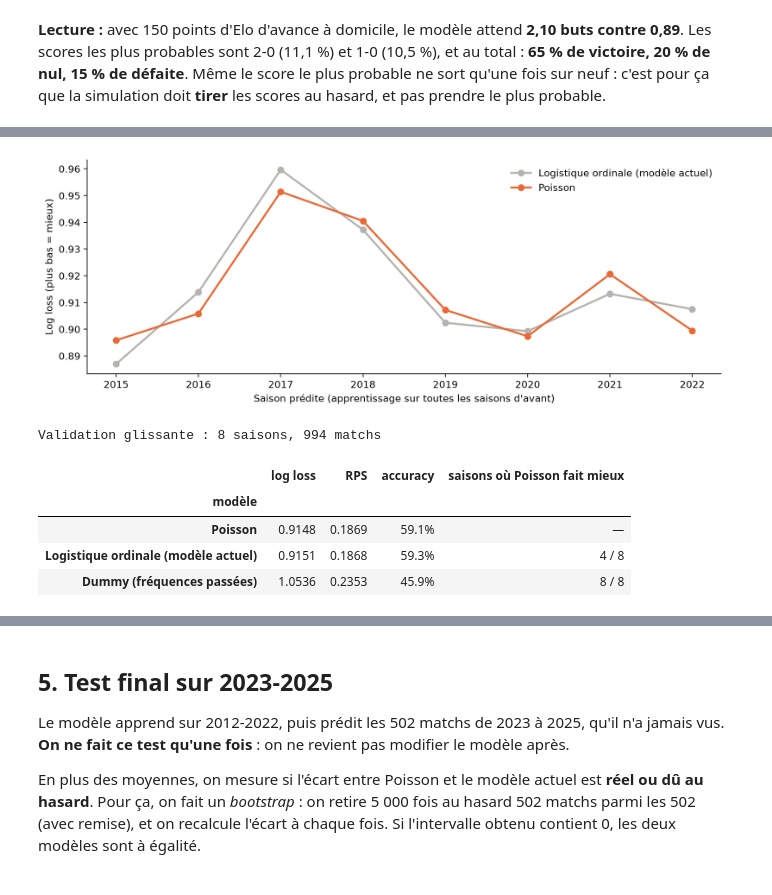
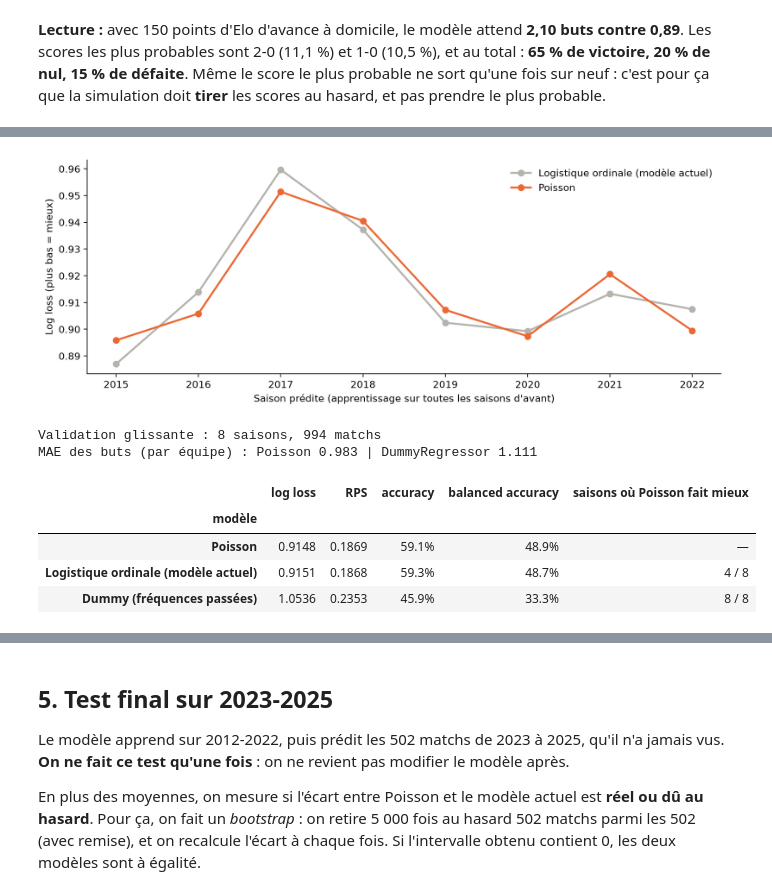
Before and after one commit to moussa197/CHAMPIONS-, a Jupyter notebook: analyse/MODEL_POISSON.ipynb, the cells around one changed output, grey strips where cells are left out. Saved outputs shown, nothing was run; the diff lists cells and outputs as text; code cells hidden in the pictures.

Commit message:
MODEL_POISSON v2 : Pipeline sklearn, métriques du prof (balanced accuracy, confusion, MAE), audit et limites

```diff
--- a/analyse/MODEL_POISSON.ipynb
+++ b/analyse/MODEL_POISSON.ipynb
@@ -205,14 +239,14 @@ def issues_depuis_scores(m):
                          'Victoire extérieur': m[:, ~DOM_GAGNE & ~NUL].sum(axis=1)})[ISSUES]
 
 def predire_poisson(masque_appr, masque_eval, variables=VARIABLES):
-    coefs = entrainer_poisson(g[masque_appr], variables).params
-    lam_dom, lam_ext = buts_attendus_matchs(coefs, g[masque_eval])
+    modele = entrainer_poisson(g[masque_appr], variables)
+    lam_dom, lam_ext = buts_attendus_matchs(modele, g[masque_eval], variables)
     m = matrices_scores(lam_dom, lam_ext)
     return issues_depuis_scores(m), lam_dom, lam_ext, m
 
 # Exemple : un match à domicile avec 150 points d'Elo d'avance
 exemple = pd.DataFrame({'ecart_elo_complet': [150.0], 'domicile': [1], 'nouveau_format': [0]})
-l_d, l_e = buts_attendus_matchs(ajustement.params, exemple)
+l_d, l_e = buts_attendus_matchs(ajustement, exemple)
 m_ex = matrices_scores(l_d, l_e)[0]
 print(f"Buts attendus : {l_d[0]:.2f} pour l'équipe qui reçoit, {l_e[0]:.2f} pour l'autre")
 print((issues_depuis_scores(m_ex[None])).iloc[0].mul(100).round(1).to_string())
@@ -250,7 +288,20 @@ def mesures(y_vrai, probas):
     p_vrai = np.clip(p[np.arange(len(p)), vrai], 1e-15, 1)
     observe = np.eye(3)[vrai]
     rps = ((np.cumsum(p, axis=1)[:, :2] - np.cumsum(observe, axis=1)[:, :2]) ** 2).sum(axis=1) / 2
-    return {'log loss': -np.log(p_vrai).mean(), 'RPS': rps.mean(), 'accuracy': (p.argmax(axis=1) == vrai).mean()}
+    predit = p.argmax(axis=1)
+    return {'log loss': -np.log(p_vrai).mean(), 'RPS': rps.mean(), 'accuracy': (predit == vrai).mean(),
+            'balanced accuracy': balanced_accuracy_score(vrai, predit)}
+
+def mae_buts(masque_appr, masque_eval):
+    # MAE des buts par équipe : Poisson contre DummyRegressor (moyenne de l'apprentissage, un par côté)
+    _, l_d, l_e, _ = predire_poisson(masque_appr, masque_eval)
+    appr, ev = g[masque_appr], g[masque_eval]
+    reel = np.concatenate([ev['buts_dom'], ev['buts_ext']])
+    dummy = np.concatenate([
+        DummyRegressor(strategy='mean').fit(appr[['domicile']], appr['buts_dom']).predict(ev[['domicile']]),
+        DummyRegressor(strategy='mean').fit(appr[['domicile']], appr['buts_ext']).predict(ev[['domicile']])])
+    return {'MAE Poisson': mean_absolute_error(reel, np.concatenate([l_d, l_e])),
+            'MAE DummyRegressor': mean_absolute_error(reel, dummy), 'matchs': masque_eval.sum()}
 
 def predire_dummy(masque_appr, masque_eval):
     freq = g.loc[masque_appr, 'resultat'].value_counts(normalize=True)[ISSUES]
@@ -274,39 +325,44 @@ MODELES = {
 SAISONS_VALIDATION = range(2015, 2023)
 lignes = []
 for saison in SAISONS_VALIDATION:
     appr, a_predire = g['season'] < saison, g['season'] == saison
     for nom, predire in MODELES.items():
         lignes.append({'saison': saison, 'modèle': nom, 'matchs': a_predire.sum(),
                        **mesures(g.loc[a_predire, 'resultat'], predire(appr, a_predire))})
 par_saison = pd.DataFrame(lignes)
+mae_saisons = pd.DataFrame([mae_buts(g['season'] < s, g['season'] == s) for s in SAISONS_VALIDATION])
 
-moyenne = lambda t: pd.Series({c: np.average(t[c], weights=t['matchs']) for c in ['log loss', 'RPS', 'accuracy']})
+moyenne = lambda t: pd.Series({c: np.average(t[c], weights=t['matchs'])
+                               for c in ['log loss', 'RPS', 'accuracy', 'balanced accuracy']})
 glissante = par_saison.groupby('modèle').apply(moyenne).sort_values('log loss')
 pivot = par_saison.pivot(index='saison', columns='modèle', values='log loss')
 glissante['saisons où Poisson fait mieux'] = '—'
 glissante.loc['Logistique ordinale (modèle actuel)', 'saisons où Poisson fait mieux'] = \
     f"{(pivot['Poisson'] < pivot['Logistique ordinale (modèle actuel)']).sum()} / {len(pivot)}"
 glissante.loc['Dummy (fréquences passées)', 'saisons où Poisson fait mieux'] = \
     f"{(pivot['Poisson'] < pivot['Dummy (fréquences passées)']).sum()} / {len(pivot)}"
 
 fig, ax = plt.subplots(figsize=(10, 3.8))
 for nom, couleur in [('Logistique ordinale (modèle actuel)', GRIS), ('Poisson', ORANGE)]:
     ax.plot(pivot.index, pivot[nom], marker='o', color=couleur, linewidth=2, label=nom)
 ax.set_xlabel("Saison prédite (apprentissage sur toutes les saisons d'avant)")
 ax.set_ylabel('Log loss (plus bas = mieux)')
 ax.legend(frameon=False)
 ax.spines[['top', 'right']].set_visible(False)
 plt.tight_layout()
 plt.show()
 print(f"Validation glissante : {len(SAISONS_VALIDATION)} saisons, {par_saison.groupby('modèle')['matchs'].sum().iloc[0]} matchs")
-glissante.style.format({'log loss': '{:.4f}', 'RPS': '{:.4f}', 'accuracy': '{:.1%}'})
+print(f"MAE des buts (par équipe) : Poisson {np.average(mae_saisons['MAE Poisson'], weights=mae_saisons['matchs']):.3f} | "
+      f"DummyRegressor {np.average(mae_saisons['MAE DummyRegressor'], weights=mae_saisons['matchs']):.3f}")
+glissante.style.format({'log loss': '{:.4f}', 'RPS': '{:.4f}', 'accuracy': '{:.1%}', 'balanced accuracy': '{:.1%}'})
 # %% [output]
 [figure]
 Validation glissante : 8 saisons, 994 matchs
+MAE des buts (par équipe) : Poisson 0.983 | DummyRegressor 1.111
-|  | log loss | RPS | accuracy | saisons où Poisson fait mieux |
-| modèle |  |  |  |  |
-| Poisson | 0.9148 | 0.1869 | 59.1% | — |
-| Logistique ordinale (modèle actuel) | 0.9151 | 0.1868 | 59.3% | 4 / 8 |
-| Dummy (fréquences passées) | 1.0536 | 0.2353 | 45.9% | 8 / 8 |
+|  | log loss | RPS | accuracy | balanced accuracy | saisons où Poisson fait mieux |
+| modèle |  |  |  |  |  |
+| Poisson | 0.9148 | 0.1869 | 59.1% | 48.9% | — |
+| Logistique ordinale (modèle actuel) | 0.9151 | 0.1868 | 59.3% | 48.7% | 4 / 8 |
+| Dummy (fréquences passées) | 1.0536 | 0.2353 | 45.9% | 33.3% | 8 / 8 |
 # %% [markdown]
 **Lecture :**
```
Also changed, not shown: parts of 26 cells of this notebook, 1 other file.
